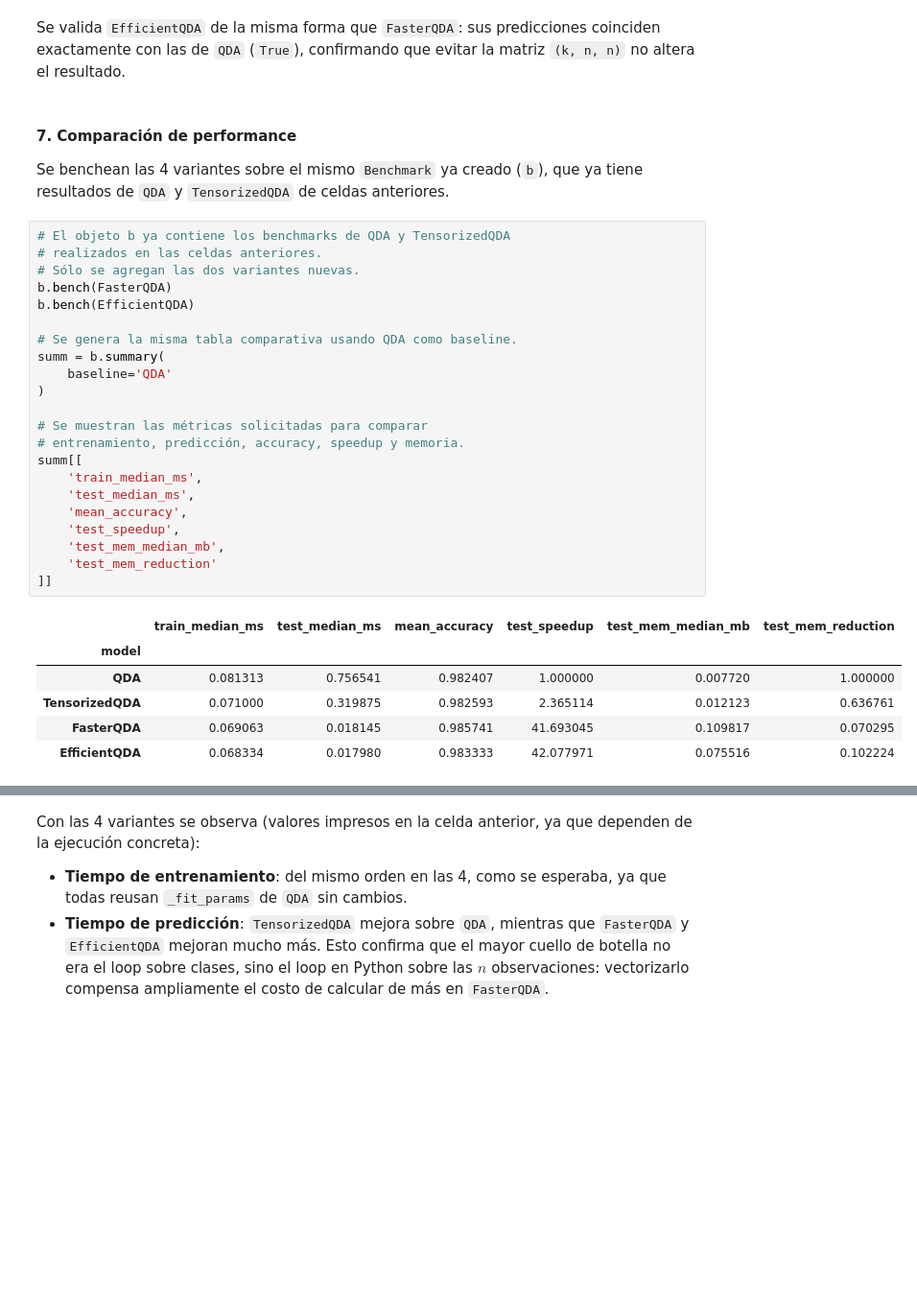
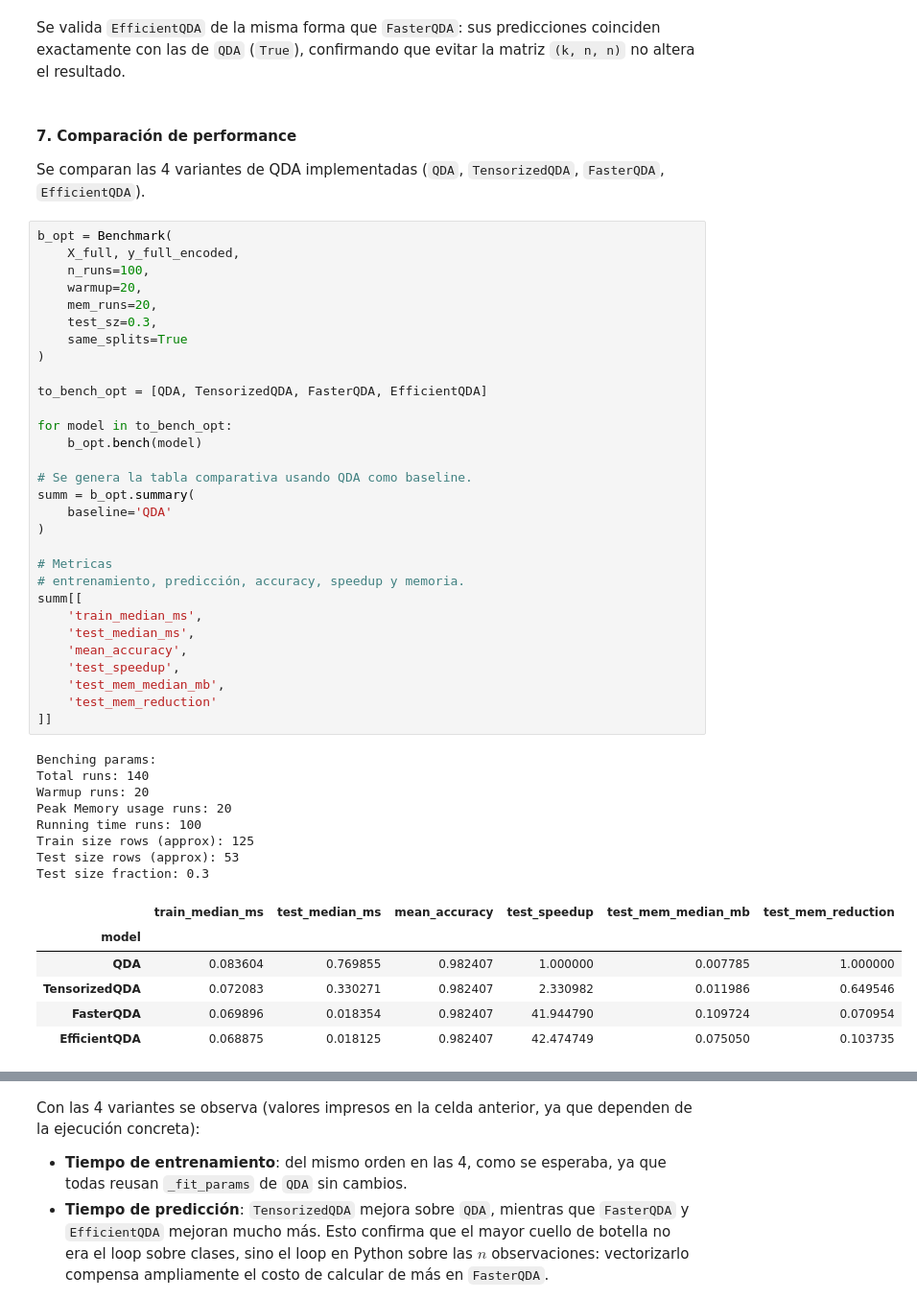
Before and after one commit to alanleicach/ceia-amia-tp_final, a Jupyter notebook: tp.ipynb, the cells around one changed output, grey strips where cells are left out. Shown at 96% size. Saved outputs shown, nothing was run; the diff lists cells and outputs as text; blank space fills up the shorter version.

Commit message:
correccion bench same splits

```diff
--- a/tp.ipynb
+++ b/tp.ipynb
@@ -556,34 +556,50 @@ Se valida `EfficientQDA` de la misma forma que `FasterQDA`: sus predicciones coi
 # %% [markdown]
 #### 7. Comparación de performance
 
-Se benchean las 4 variantes sobre el mismo `Benchmark` ya creado (`b`), que ya tiene resultados de `QDA` y `TensorizedQDA` de celdas anteriores.
+Se comparan las 4 variantes de QDA implementadas (`QDA`, `TensorizedQDA`, `FasterQDA`, `EfficientQDA`).
 # %%
-# El objeto b ya contiene los benchmarks de QDA y TensorizedQDA
-# realizados en las celdas anteriores.
-# Sólo se agregan las dos variantes nuevas.
-b.bench(FasterQDA)
-b.bench(EfficientQDA)
+b_opt = Benchmark(
+    X_full, y_full_encoded,
+    n_runs=100,
+    warmup=20,
+    mem_runs=20,
+    test_sz=0.3,
+    same_splits=True
+)
 
-# Se genera la misma tabla comparativa usando QDA como baseline.
-summ = b.summary(
+to_bench_opt = [QDA, TensorizedQDA, FasterQDA, EfficientQDA]
+
+for model in to_bench_opt:
+    b_opt.bench(model)
+
+# Se genera la tabla comparativa usando QDA como baseline.
+summ = b_opt.summary(
     baseline='QDA'
 )
 
-# Se muestran las métricas solicitadas para comparar
+# Metricas
 # entrenamiento, predicción, accuracy, speedup y memoria.
 summ[[
     'train_median_ms',
     'test_median_ms',
     'mean_accuracy',
     'test_speedup',
     'test_mem_median_mb',
     'test_mem_reduction'
 ]]
 # %% [output]
+Benching params:
+Total runs: 140
+Warmup runs: 20
+Peak Memory usage runs: 20
+Running time runs: 100
+Train size rows (approx): 125
+Test size rows (approx): 53
+Test size fraction: 0.3
 |  | train_median_ms | test_median_ms | mean_accuracy | test_speedup | test_mem_median_mb | test_mem_reduction |
 | model |  |  |  |  |  |  |
-| QDA | 0.081313 | 0.756541 | 0.982407 | 1.000000 | 0.007720 | 1.000000 |
-| TensorizedQDA | 0.071000 | 0.319875 | 0.982593 | 2.365114 | 0.012123 | 0.636761 |
-| FasterQDA | 0.069063 | 0.018145 | 0.985741 | 41.693045 | 0.109817 | 0.070295 |
-| EfficientQDA | 0.068334 | 0.017980 | 0.983333 | 42.077971 | 0.075516 | 0.102224 |
+| QDA | 0.083604 | 0.769855 | 0.982407 | 1.000000 | 0.007785 | 1.000000 |
+| TensorizedQDA | 0.072083 | 0.330271 | 0.982407 | 2.330982 | 0.011986 | 0.649546 |
+| FasterQDA | 0.069896 | 0.018354 | 0.982407 | 41.944790 | 0.109724 | 0.070954 |
+| EfficientQDA | 0.068875 | 0.018125 | 0.982407 | 42.474749 | 0.075050 | 0.103735 |
 # %%
```
Also changed, not shown: parts of 9 cells of this notebook.
